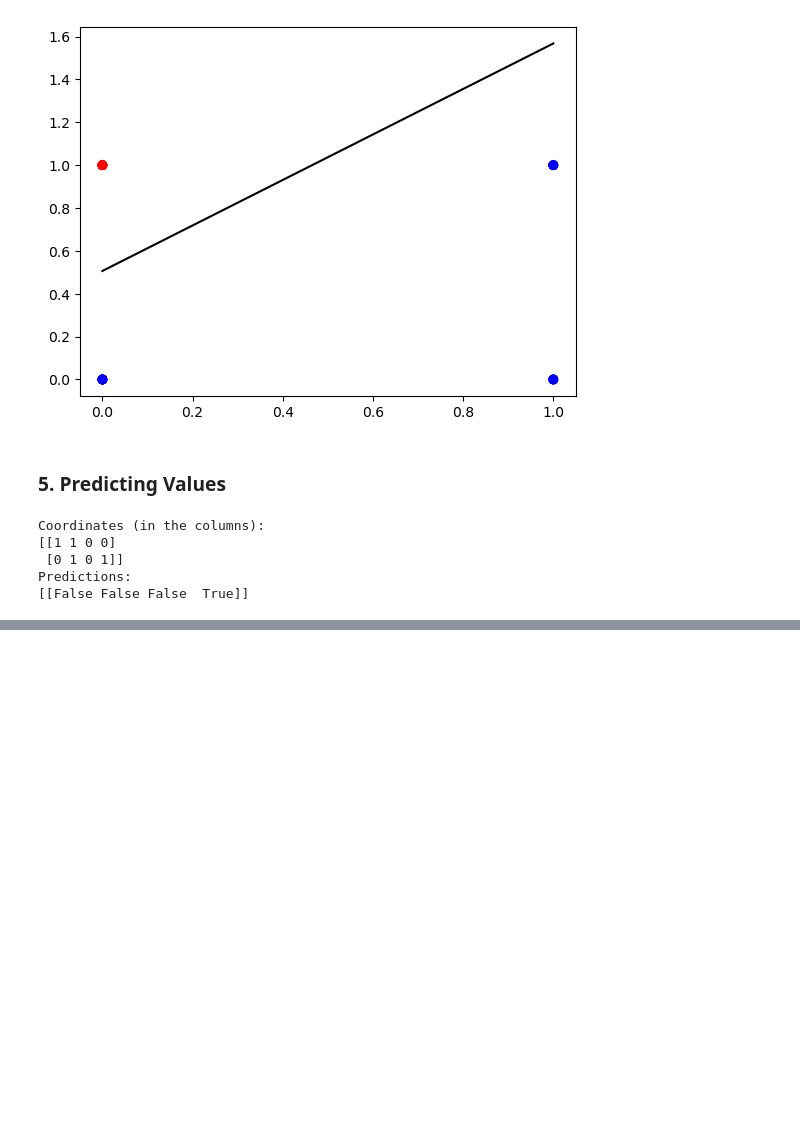
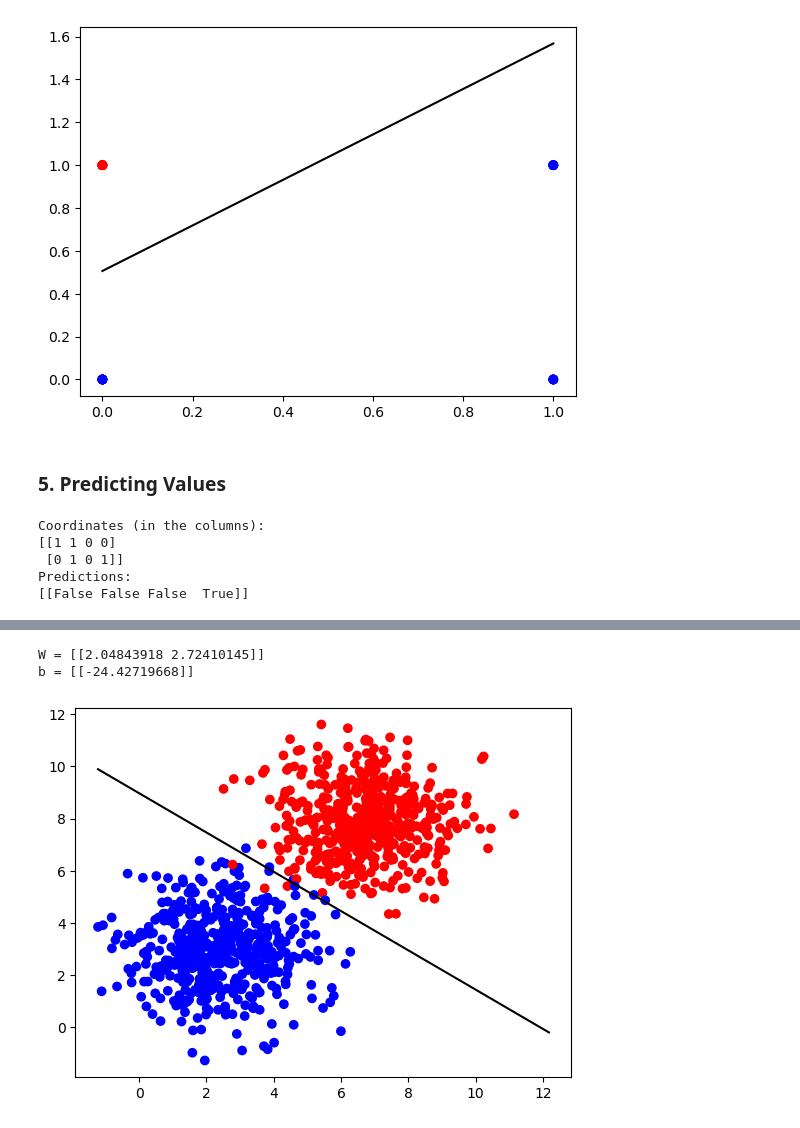
Before and after one commit to rishi0706/Building-Basic-Neural-Networks, a Jupyter notebook: Classfication With Neural Network.ipynb, the cells around one changed output, grey strips where cells are left out. Cells and saved outputs as stored; diff of their text form; code cells hidden in the pictures; blank space fills up the shorter version.

```diff
--- a/Classfication With Neural Network.ipynb
+++ b/Classfication With Neural Network.ipynb
@@ -329,0 +350,11 @@ Predictions:
+# %%
+parameters_larger = nn_model(X_larger, Y_larger, num_iterations=100, learning_rate=1.5, print_cost=False)
+print("W = " + str(parameters_larger["W"]))
+print("b = " + str(parameters_larger["b"]))
+# %% [output]
+W = [[2.04843918 2.72410145]]
+b = [[-24.42719668]]
+# %%
+plot_decision_boundary(X_larger, Y_larger, parameters_larger)
+# %% [output]
+[figure, added]
```
Also changed, not shown: parts of 3 cells of this notebook.
